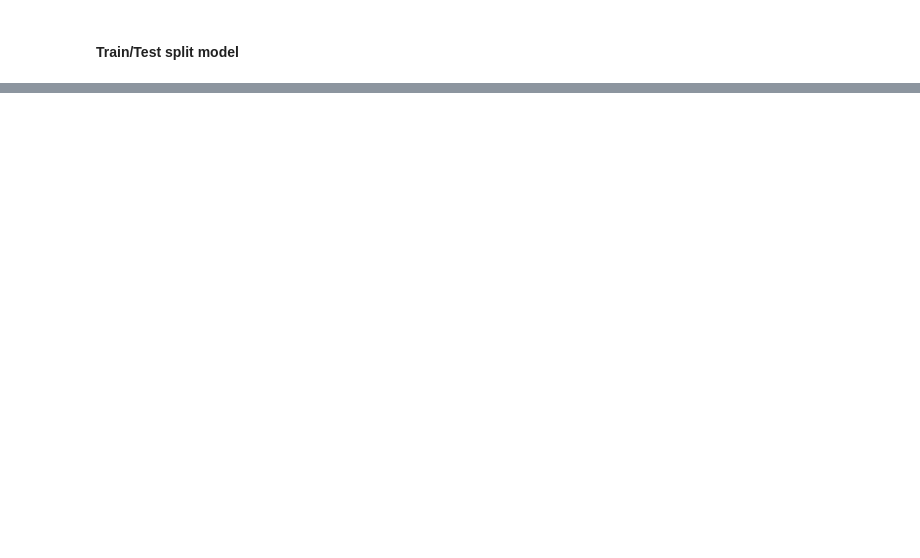
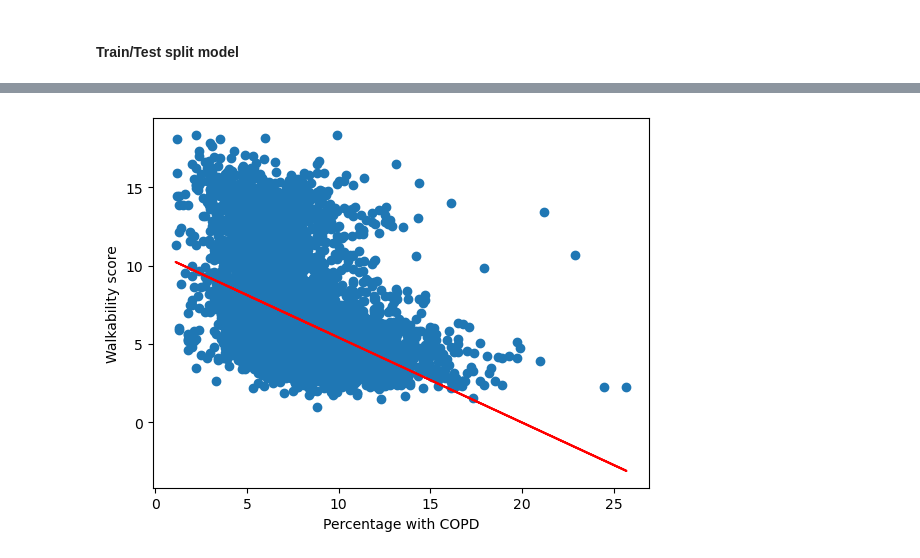
Before and after one commit to jon-pun/final4741project, a Jupyter notebook: walkability.ipynb, the cells around one changed output, grey strips where cells are left out. Saved outputs shown, nothing was run; the diff lists cells and outputs as text; code cells hidden in the pictures; blank space fills up the shorter version.

```diff
--- a/walkability.ipynb
+++ b/walkability.ipynb
@@ -452,0 +605,8 @@ mean_squared_error(testY,model_preds)
+# %%
+plt.plot(copdtest,copdpreds, c='r')
+plt.scatter(copdtest,testY)
+plt.xlabel('Percentage with COPD')
+plt.ylabel('Walkability score')
+plt.show()
+# %% [output]
+[figure, added]
```
Also changed, not shown: parts of 52 cells of this notebook, 1 other file.
